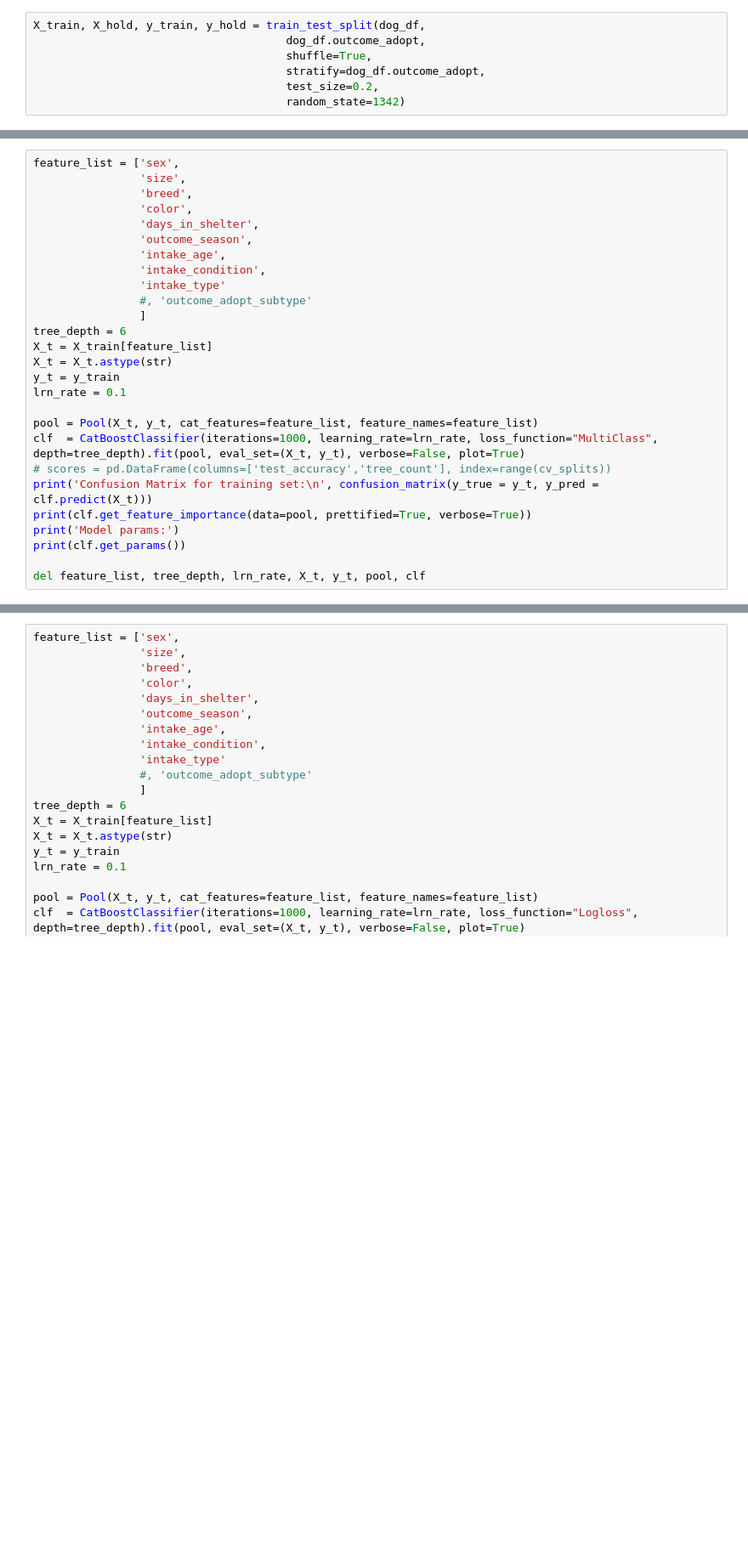
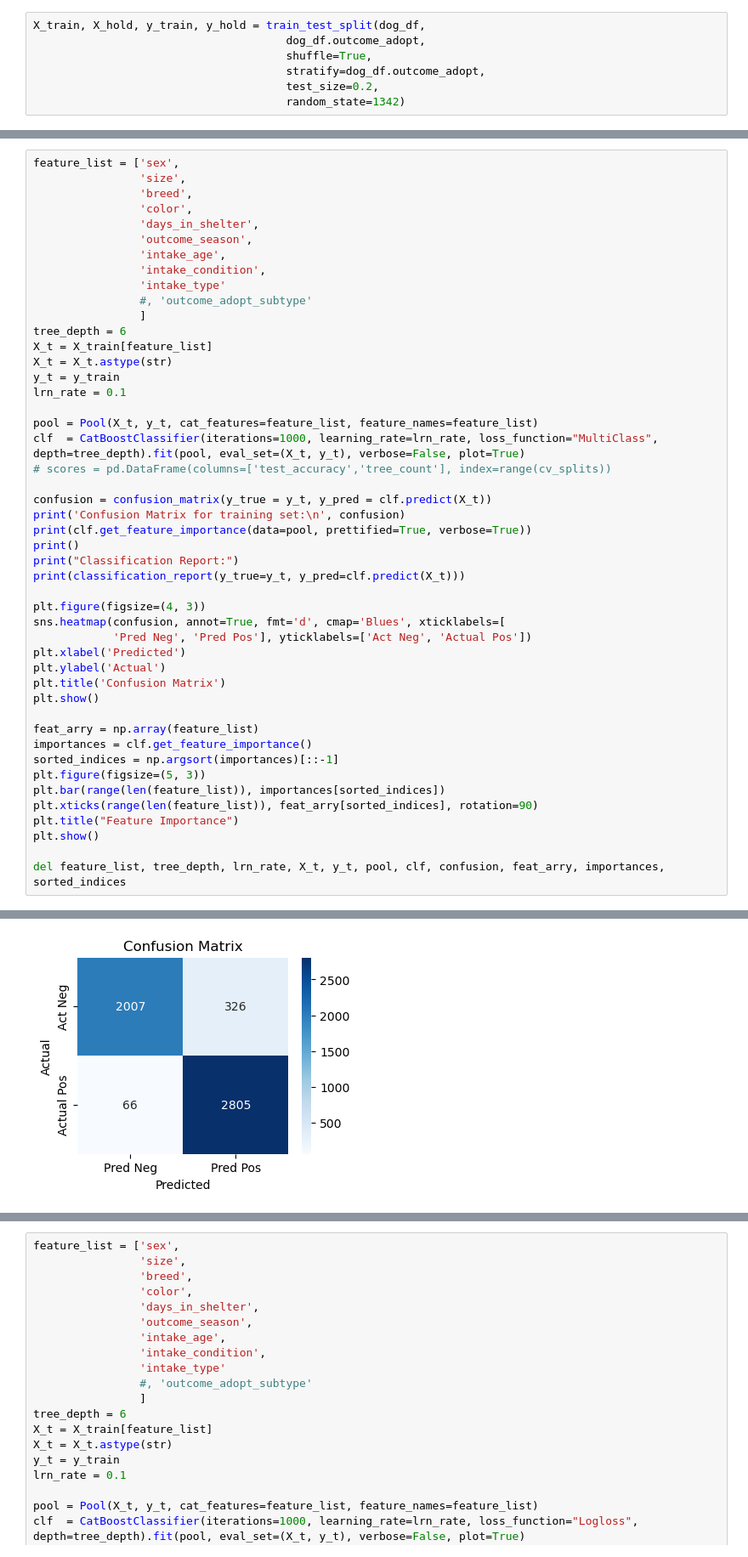
Before and after one commit to rty10/doggy-doggy-what-now, a Jupyter notebook: python_notebooks/time_independent_modeling/nontemporal_modeling_04_ak.ipynb, the cells around one changed output, grey strips where cells are left out. Shown: that part at 85% size. Saved outputs shown, nothing was run; the diff lists cells and outputs as text; blank space fills up the shorter version.

Commit message:
kfold modeling all features

```diff
--- a/python_notebooks/time_independent_modeling/nontemporal_modeling_04_ak.ipynb
+++ b/python_notebooks/time_independent_modeling/nontemporal_modeling_04_ak.ipynb
@@ -159,12 +114,32 @@ lrn_rate = 0.1
 pool = Pool(X_t, y_t, cat_features=feature_list, feature_names=feature_list)
 clf  = CatBoostClassifier(iterations=1000, learning_rate=lrn_rate, loss_function="MultiClass", depth=tree_depth).fit(pool, eval_set=(X_t, y_t), verbose=False, plot=True)
 # scores = pd.DataFrame(columns=['test_accuracy','tree_count'], index=range(cv_splits))
-print('Confusion Matrix for training set:\n', confusion_matrix(y_true = y_t, y_pred = clf.predict(X_t)))
+
+confusion = confusion_matrix(y_true = y_t, y_pred = clf.predict(X_t))
+print('Confusion Matrix for training set:\n', confusion)
 print(clf.get_feature_importance(data=pool, prettified=True, verbose=True))
-print('Model params:')
-print(clf.get_params())
+print()
+print("Classification Report:")
+print(classification_report(y_true=y_t, y_pred=clf.predict(X_t)))
 
-del feature_list, tree_depth, lrn_rate, X_t, y_t, pool, clf
+plt.figure(figsize=(4, 3))
+sns.heatmap(confusion, annot=True, fmt='d', cmap='Blues', xticklabels=[
+            'Pred Neg', 'Pred Pos'], yticklabels=['Act Neg', 'Actual Pos'])
+plt.xlabel('Predicted')
+plt.ylabel('Actual')
+plt.title('Confusion Matrix')
+plt.show()
+
+feat_arry = np.array(feature_list)
+importances = clf.get_feature_importance()
+sorted_indices = np.argsort(importances)[::-1]
+plt.figure(figsize=(5, 3))
+plt.bar(range(len(feature_list)), importances[sorted_indices])
+plt.xticks(range(len(feature_list)), feat_arry[sorted_indices], rotation=90)
+plt.title("Feature Importance")
+plt.show()
+
+del feature_list, tree_depth, lrn_rate, X_t, y_t, pool, clf, confusion, feat_arry, importances, sorted_indices
 # %% [output]
 MetricVisualizer(layout=Layout(align_self='stretch', height='500px'))
 Confusion Matrix for training set:
@@ -185,0 +162 @@ Model params:
+[figure, added]
```
Also changed, not shown: parts of 7 cells of this notebook, 6 other files.
